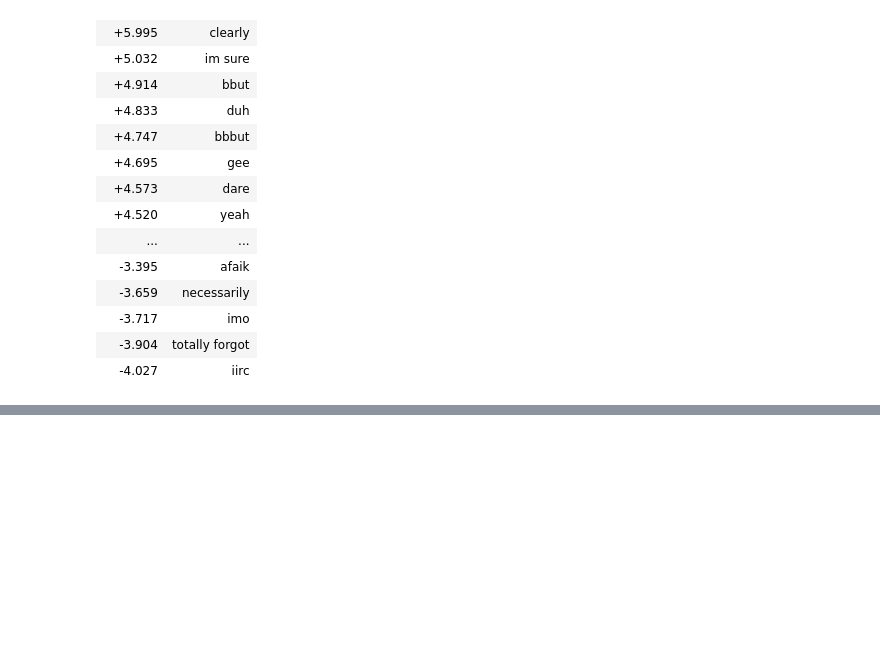
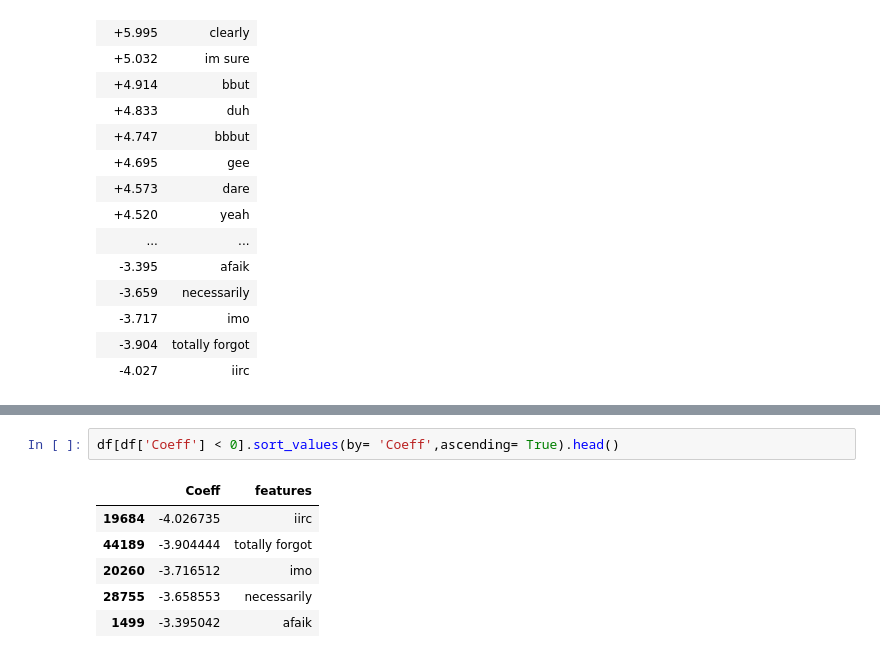
Before and after one commit to Mlcruz9/DS_TheBridgeBBK_SBIL2023, a Jupyter notebook: 3-Machine_Learning/4-NLP/NLTK&CountVectorizer/ejercicios/data/sarcasm_detection_solved.ipynb, the cells around one changed output, grey strips where cells are left out. Cells and saved outputs as stored; diff of their text form; blank space fills up the shorter version.

```diff
--- a/3-Machine_Learning/4-NLP/NLTK&CountVectorizer/ejercicios/data/sarcasm_detection_solved.ipynb
+++ b/3-Machine_Learning/4-NLP/NLTK&CountVectorizer/ejercicios/data/sarcasm_detection_solved.ipynb
@@ -357,0 +367,9 @@ y=1 top features
+# %%
+df[df['Coeff'] < 0].sort_values(by= 'Coeff',ascending= True).head()
+# %% [output]
+|  | Coeff | features |
+| 19684 | -4.026735 | iirc |
+| 44189 | -3.904444 | totally forgot |
+| 20260 | -3.716512 | imo |
+| 28755 | -3.658553 | necessarily |
+| 1499 | -3.395042 | afaik |
```
Also changed, not shown: parts of 6 cells of this notebook.
